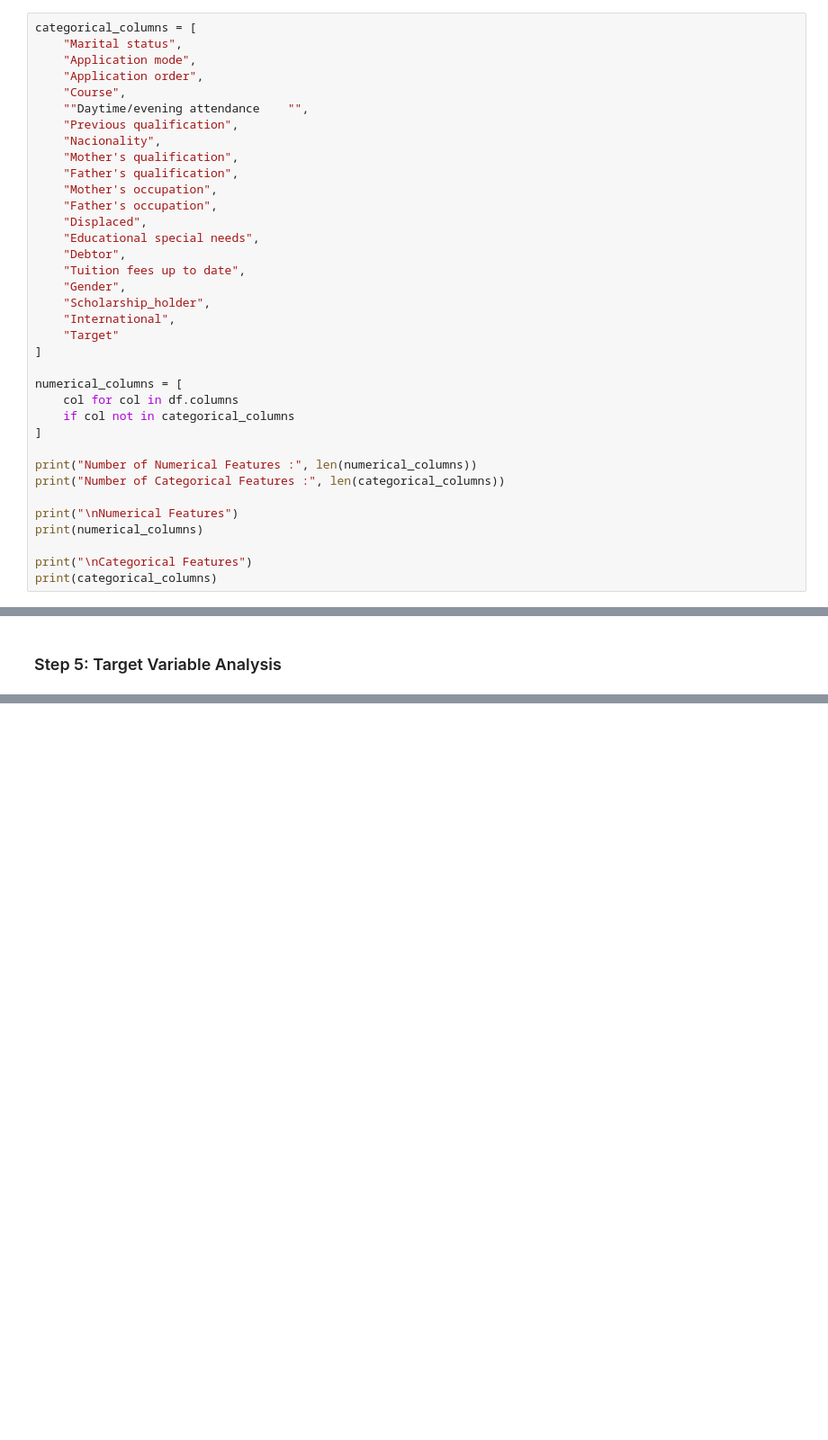
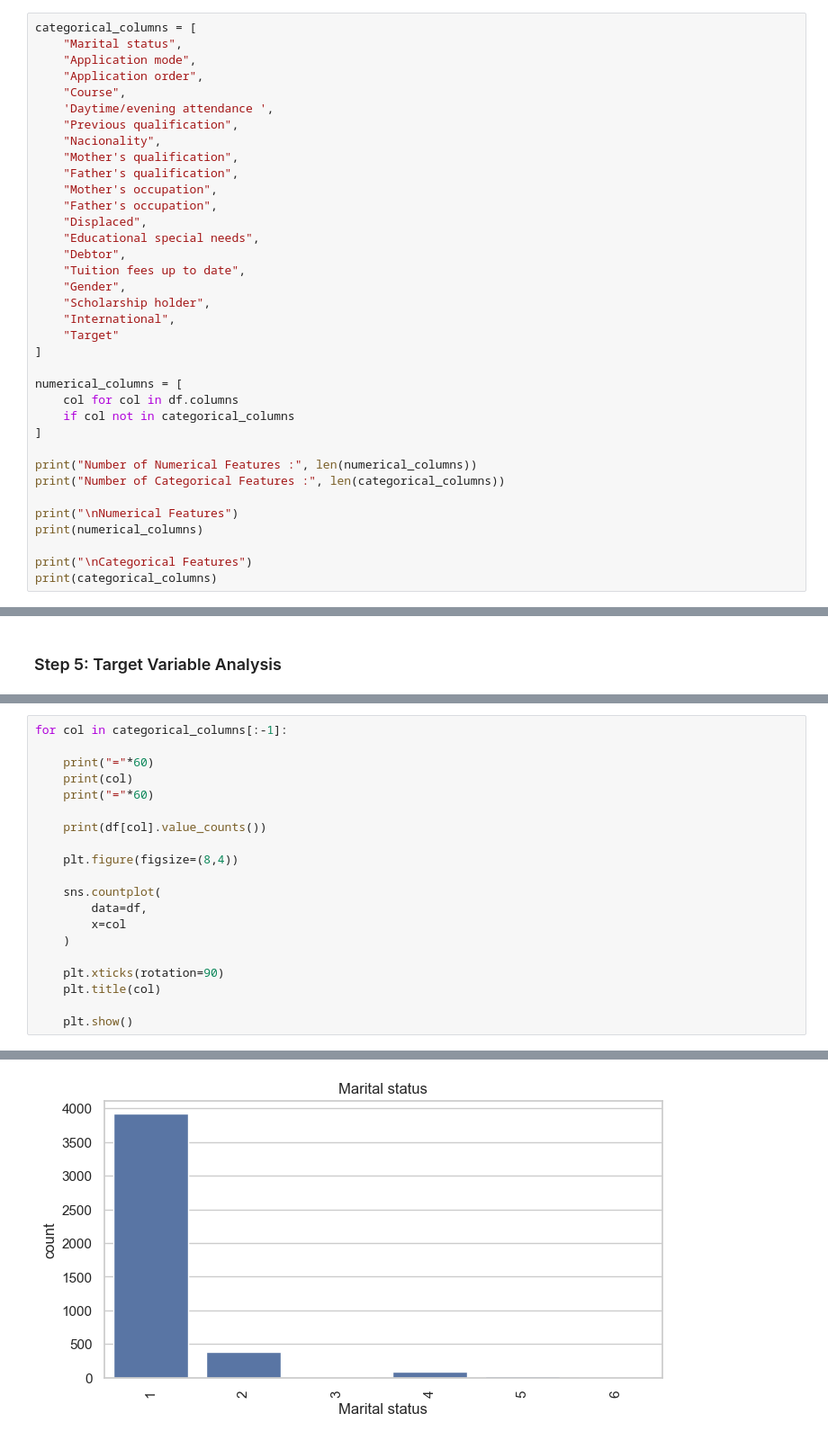
Before and after one commit to sravivarman/ml_assignment_2_2025da04030, a Jupyter notebook: EDA.ipynb, the cells around one changed output, grey strips where cells are left out. Shown at 90% size. Saved outputs shown, nothing was run; the diff lists cells and outputs as text; blank space fills up the shorter version.

```diff
--- a/EDA.ipynb
+++ b/EDA.ipynb
@@ -103,7 +103,7 @@ categorical_columns = [
     "Application mode",
     "Application order",
     "Course",
-    ""Daytime/evening attendance	"",
+    'Daytime/evening attendance	',
     "Previous qualification",
     "Nacionality",
     "Mother's qualification",
@@ -115,7 +115,7 @@ categorical_columns = [
     "Debtor",
     "Tuition fees up to date",
     "Gender",
-    "Scholarship_holder",
+    "Scholarship holder",
     "International",
     "Target"
 ]
@@ -148,0 +193,21 @@ Categorical Features
+# %%
+for col in categorical_columns[:-1]:
+
+    print("="*60)
+    print(col)
+    print("="*60)
+
+    print(df[col].value_counts())
+
+    plt.figure(figsize=(8,4))
+
+    sns.countplot(
+        data=df,
+        x=col
+    )
+
+    plt.xticks(rotation=90)
+    plt.title(col)
+
+    plt.show()
+# %% [output]
@@ -148,0 +225 @@ Categorical Features
+[figure, added]
```
Also changed, not shown: parts of 16 cells of this notebook, 1 other file.
